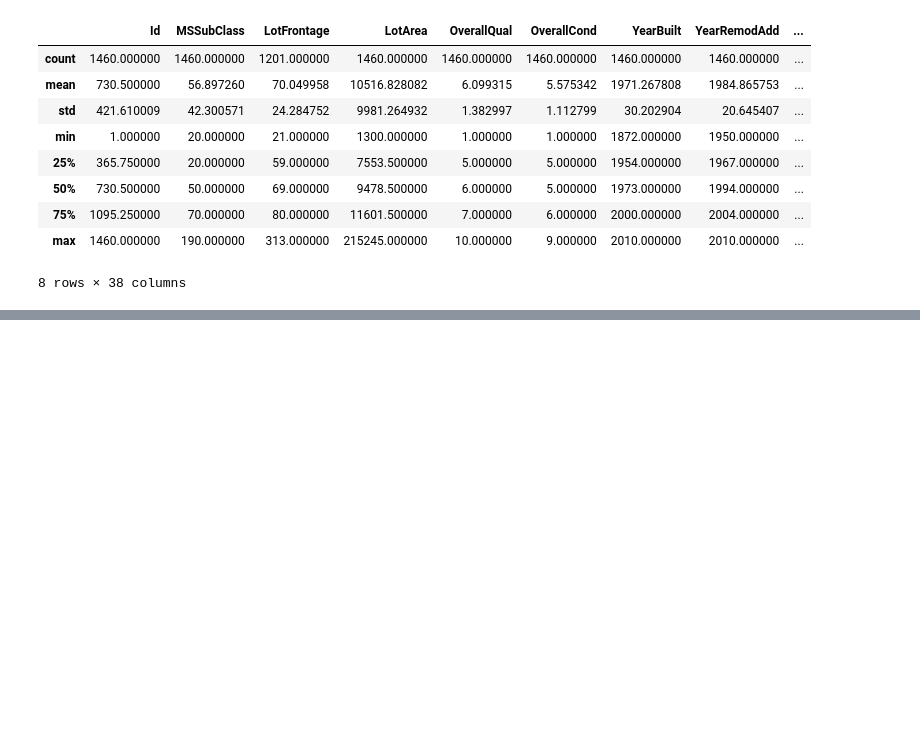
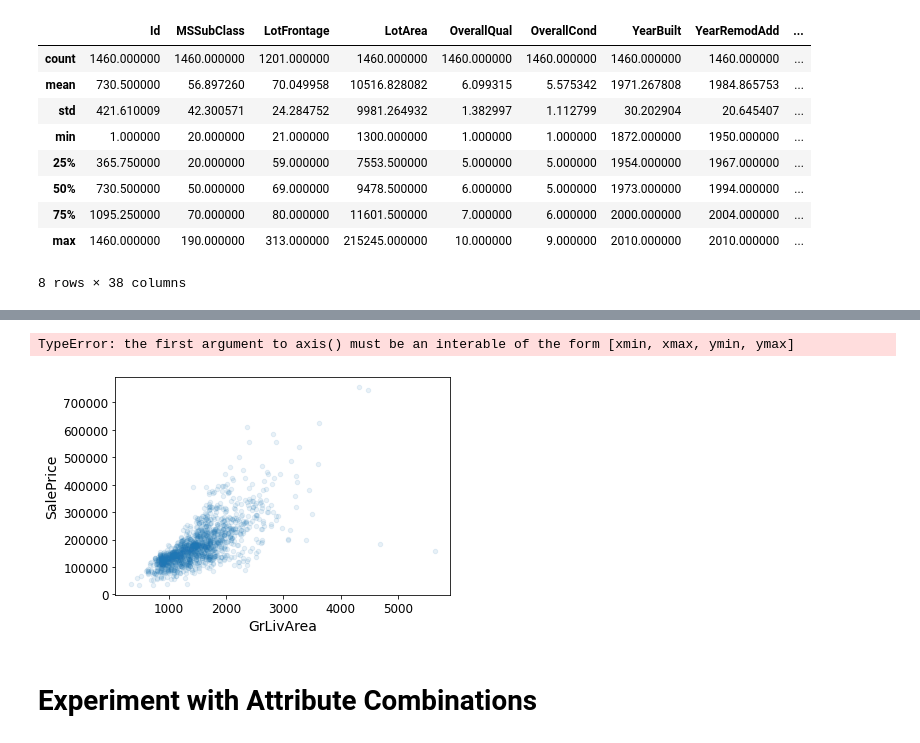
Before and after one commit to juan190199/Kaggle, a Jupyter notebook: House Prices - Advanced Regression Techniques/house_prices.ipynb, the cells around one changed output, grey strips where cells are left out. Saved outputs shown, nothing was run; the diff lists cells and outputs as text; code cells hidden in the pictures; blank space fills up the shorter version.

```diff
--- a/House Prices - Advanced Regression Techniques/house_prices.ipynb
+++ b/House Prices - Advanced Regression Techniques/house_prices.ipynb
@@ -111,0 +147,7 @@ Saving figure attribute_histogram_plots
+# %%
+housing.plot(kind='scatter', x='GrLivArea', y='SalePrice', alpha=0.1)
+plt.axis(0, 6000, 0, 550000)
+save_fig('grlivarea_vs_saleprice_scatterplot')
+# %% [output]
+TypeError: the first argument to axis() must be an interable of the form [xmin, xmax, ymin, ymax]
+[figure, added]
@@ -111,0 +175,2 @@ Saving figure attribute_histogram_plots
+# %% [markdown]
+# Experiment with Attribute Combinations
```
Also changed, not shown: parts of 8 cells of this notebook.
